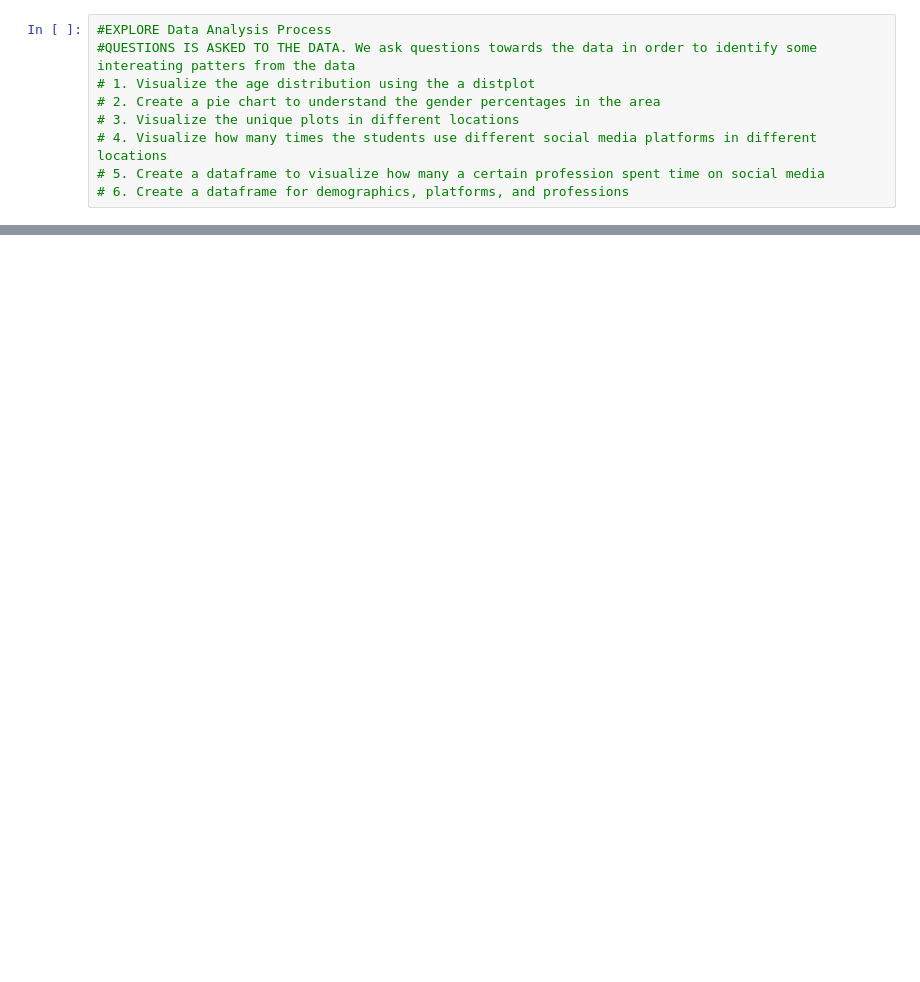
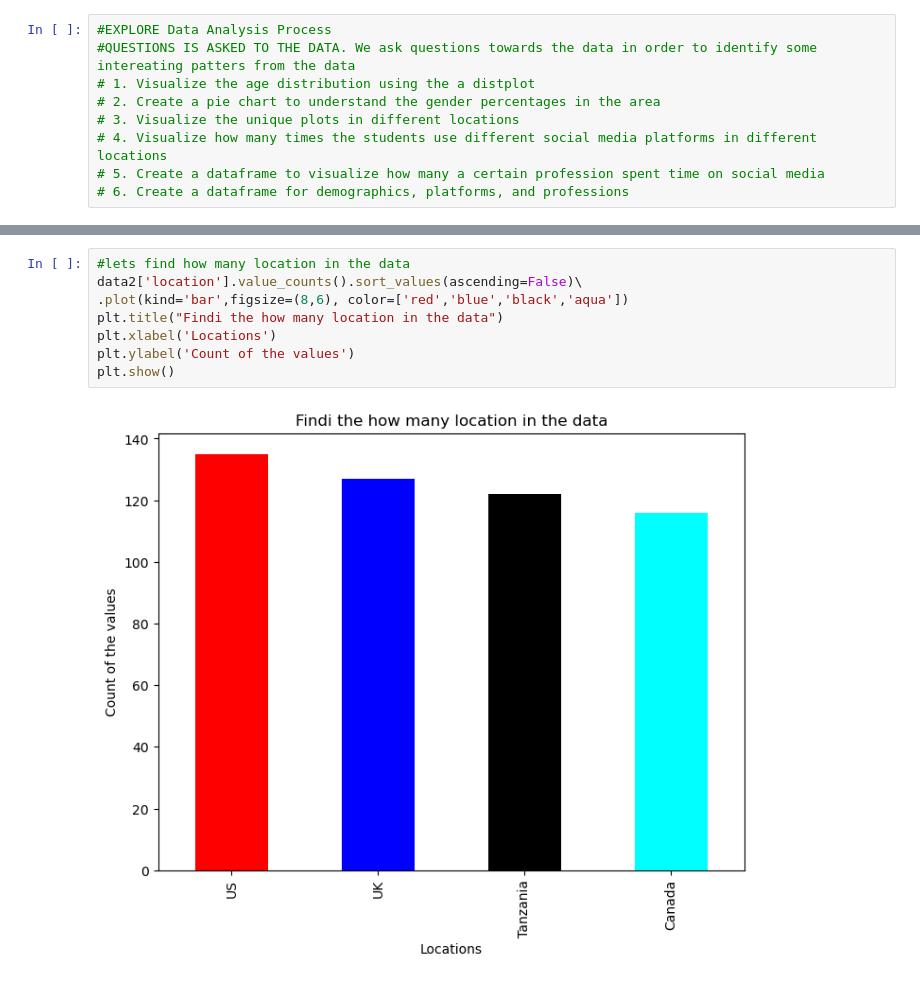
Before and after one commit to SIDAComtech-SIDAGA/MachineLearningProjects, a Jupyter notebook: average_time_spent_on_social_media/average_time_a_user_spent_on_social_media.ipynb, the cells around one changed output, grey strips where cells are left out. Drawn from its saved outputs; the diff is of its cells as text; blank space fills up the shorter version.

```diff
--- a/average_time_spent_on_social_media/average_time_a_user_spent_on_social_media.ipynb
+++ b/average_time_spent_on_social_media/average_time_a_user_spent_on_social_media.ipynb
@@ -151,0 +175,10 @@ https://gist.github.com/mwaskom/de44147ed2974457ad6372750bbe5751
+# %%
+#lets find how many location in the data
+data2['location'].value_counts().sort_values(ascending=False)\
+.plot(kind='bar',figsize=(8,6), color=['red','blue','black','aqua'])
+plt.title("Findi the how many location in the data")
+plt.xlabel('Locations')
+plt.ylabel('Count of the values')
+plt.show()
+# %% [output]
+[figure, added]
```
Also changed, not shown: parts of 11 cells of this notebook, 1 other file.
